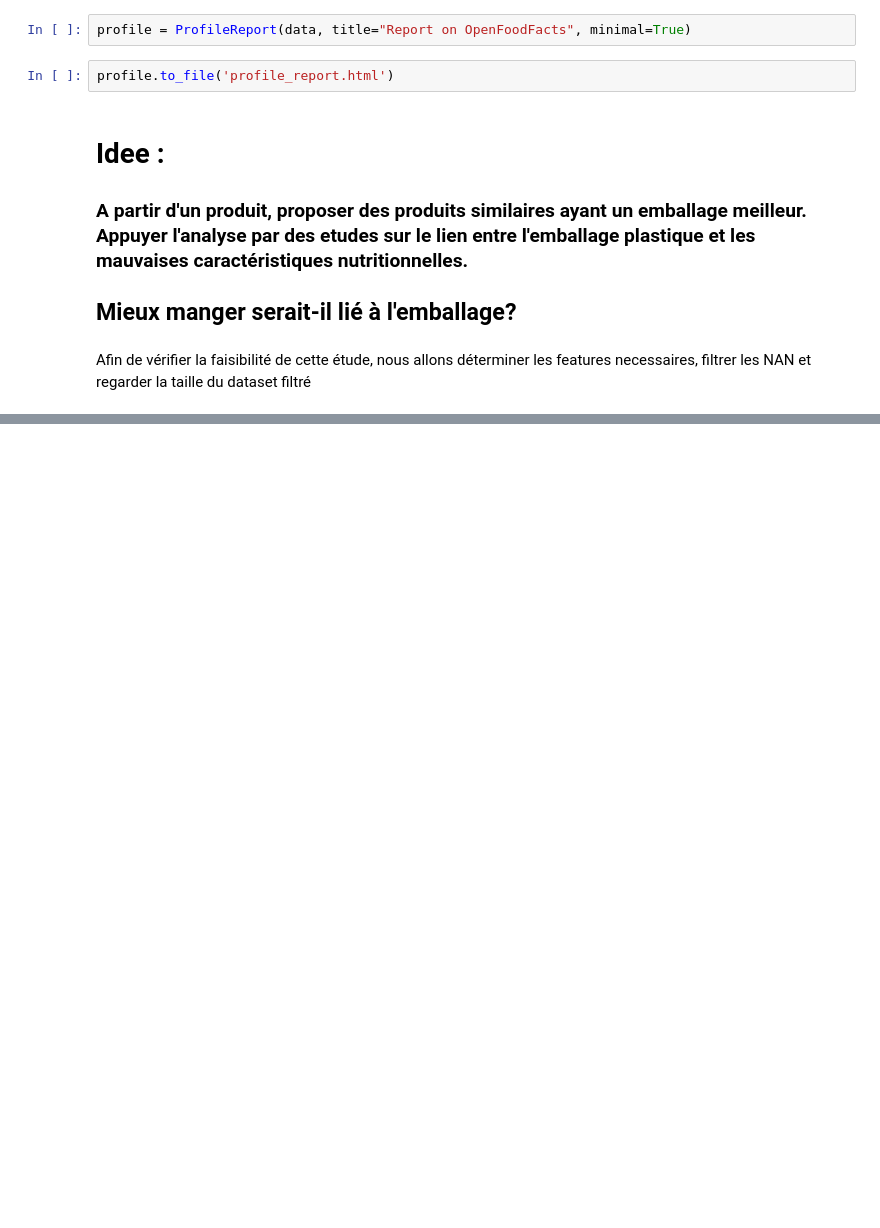
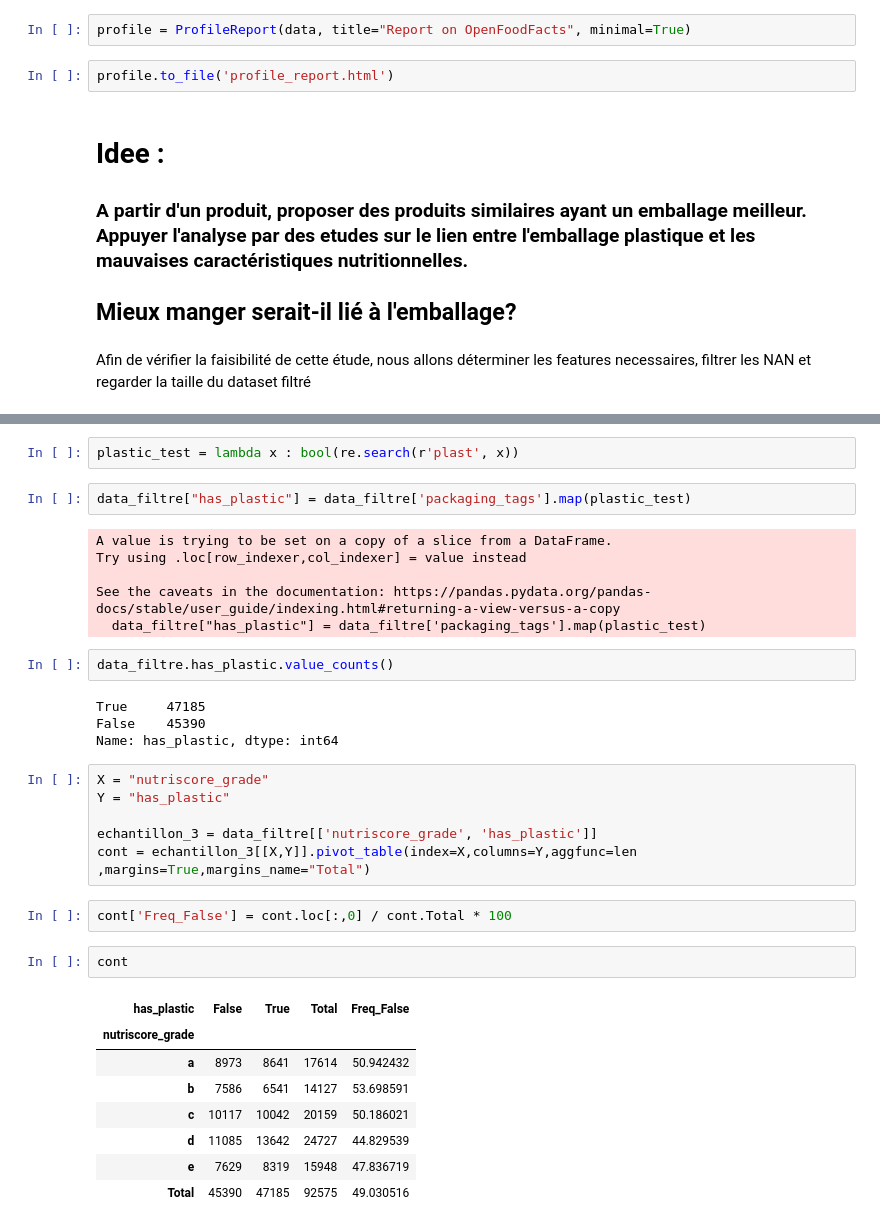
Before and after one commit to khub41/OC_P03, a Jupyter notebook: data_analysis.ipynb, the cells around one changed output, grey strips where cells are left out. Cells and saved outputs as stored; diff of their text form; blank space fills up the shorter version.

```diff
--- a/data_analysis.ipynb
+++ b/data_analysis.ipynb
@@ -36,0 +121,35 @@ col_necessaires = ['labels_en', 'categories_en', 'packaging_tags', 'additives_n'
+# %%
+plastic_test = lambda x : bool(re.search(r'plast', x))
+# %%
+data_filtre["has_plastic"] = data_filtre['packaging_tags'].map(plastic_test)
+# %% [output]
+A value is trying to be set on a copy of a slice from a DataFrame.
+Try using .loc[row_indexer,col_indexer] = value instead
+
+See the caveats in the documentation: https://pandas.pydata.org/pandas-docs/stable/user_guide/indexing.html#returning-a-view-versus-a-copy
+  data_filtre["has_plastic"] = data_filtre['packaging_tags'].map(plastic_test)
+# %%
+data_filtre.has_plastic.value_counts()
+# %% [output]
+True     47185
+False    45390
+Name: has_plastic, dtype: int64
+# %%
+X = "nutriscore_grade"
+Y = "has_plastic"
+
+echantillon_3 = data_filtre[['nutriscore_grade', 'has_plastic']]
+cont = echantillon_3[[X,Y]].pivot_table(index=X,columns=Y,aggfunc=len ,margins=True,margins_name="Total")
+# %%
+cont['Freq_False'] = cont.loc[:,0] / cont.Total * 100
+# %%
+cont
+# %% [output]
+| has_plastic | False | True | Total | Freq_False |
+| nutriscore_grade |  |  |  |  |
+| a | 8973 | 8641 | 17614 | 50.942432 |
+| b | 7586 | 6541 | 14127 | 53.698591 |
+| c | 10117 | 10042 | 20159 | 50.186021 |
+| d | 11085 | 13642 | 24727 | 44.829539 |
+| e | 7629 | 8319 | 15948 | 47.836719 |
+| Total | 45390 | 47185 | 92575 | 49.030516 |
```
Also changed, not shown: parts of 22 cells of this notebook.
